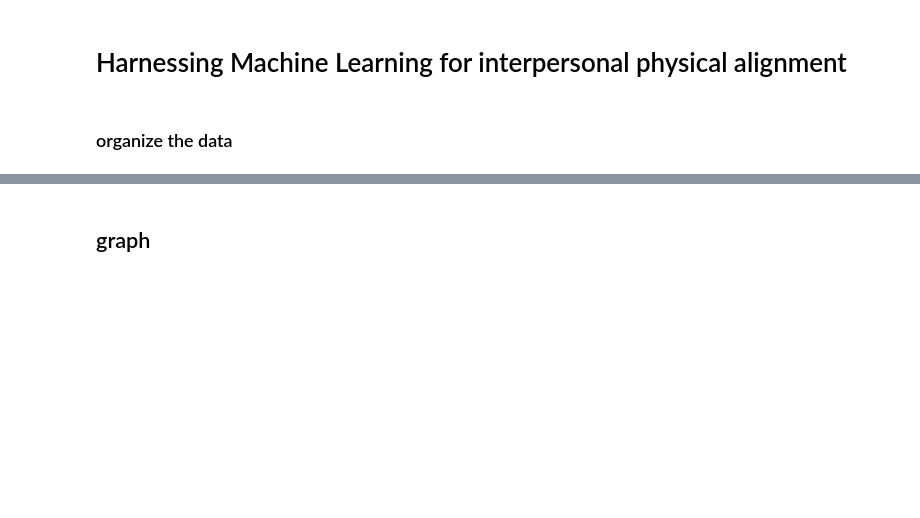
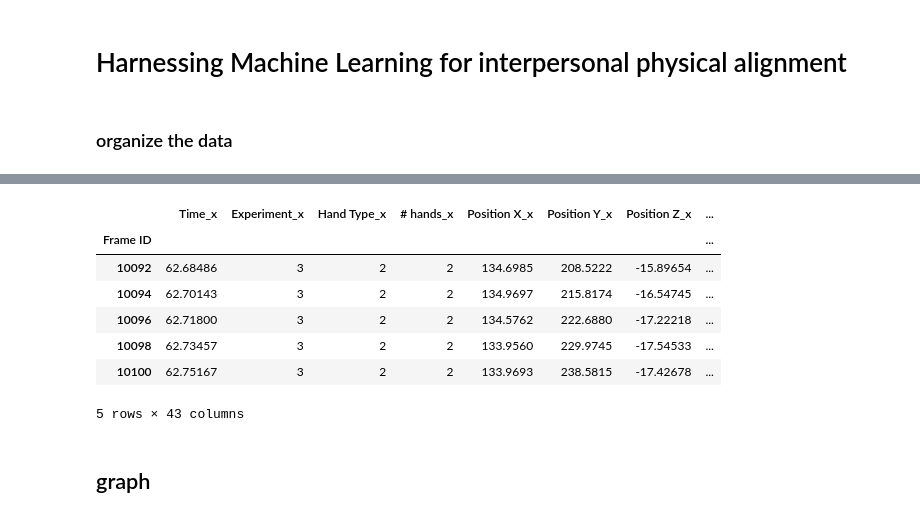
Before and after one commit to lilach199612/HMLFIPA, a Jupyter notebook: HMLFIPA.ipynb, the cells around one changed output, grey strips where cells are left out. Cells and saved outputs as stored; diff of their text form; code cells hidden in the pictures; blank space fills up the shorter version.

```diff
--- a/HMLFIPA.ipynb
+++ b/HMLFIPA.ipynb
@@ -214,3 +58,20 @@ test=test.drop(["name_y","Experiment_y"],axis=1)
+# %%
+files=['HandRight.csv','Itiel636770940701219076Spontan.csv','Itiel636770941638547912Sync.csv',
+ 'Itiel636770942529041679Alone.csv','Mor636771064635567065Spontan.csv','Mor636771065531910215Sync.csv',
+ 'Mor636771066407626524Alone.csv','Oded636754669540564461Alone.csv','Oded636754670490266956Spontan.csv',
+ 'Oded636754671560850581Sync.csv']
+
+test=dfbuilder(files)
+test.head()
+# %% [output]
+|  | Time_x | Experiment_x | Hand Type_x | # hands_x | Position X_x | Position Y_x | Position Z_x | ... |
+| Frame ID |  |  |  |  |  |  |  | ... |
+| 10092 | 62.68486 | 3 | 2 | 2 | 134.6985 | 208.5222 | -15.89654 | ... |
+| 10094 | 62.70143 | 3 | 2 | 2 | 134.9697 | 215.8174 | -16.54745 | ... |
+| 10096 | 62.71800 | 3 | 2 | 2 | 134.5762 | 222.6880 | -17.22218 | ... |
+| 10098 | 62.73457 | 3 | 2 | 2 | 133.9560 | 229.9745 | -17.54533 | ... |
+| 10100 | 62.75167 | 3 | 2 | 2 | 133.9693 | 238.5815 | -17.42678 | ... |
+5 rows × 43 columns
 # %% [markdown]
 ## graph
 # %%
```
Also changed, not shown: parts of 12 cells of this notebook.
